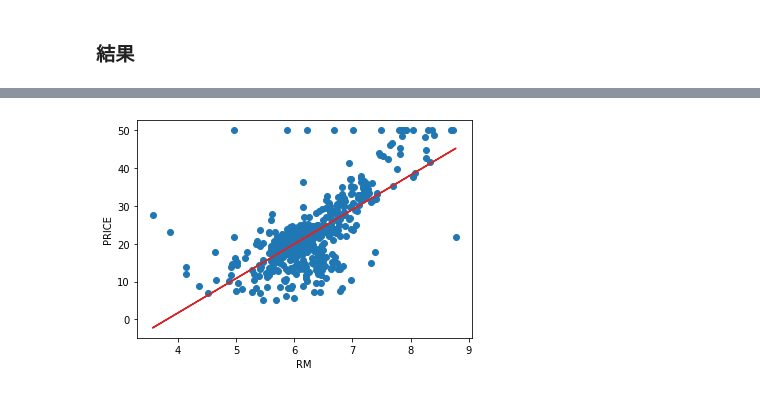
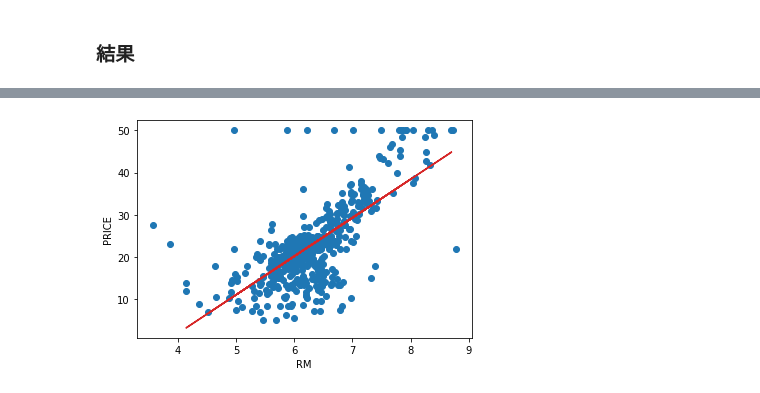
Before and after one commit to furu8/blogress, a Jupyter notebook: 2020-10/ML.ipynb, the cells around one changed output, grey strips where cells are left out. Drawn from its saved outputs; the diff is of its cells as text; code cells hidden in the pictures.

```diff
--- a/2020-10/ML.ipynb
+++ b/2020-10/ML.ipynb
@@ -55,4 +53,12 @@ plt.show()
 [figure]
 # %% [markdown]
 ### 学習
+# %%
+# 説明変数
+X = df[[col1]].values    # 列ベクトル
+# 目的変数
+y = df[col2].values
+
+# データを学習データと現在データ(テストデータ)に分割
+X_train, X_test, y_train, y_test = train_test_split(X, y, train_size=0.8, test_size=0.2, random_state=2020)
 # %%
@@ -120,12 +82,13 @@ array([24. , 21.6, 34.7, 33.4, 36.2, 28.7, 22.9, 27.1, 16.5, 18.9, 15. ,
 model = pickle.load(open('model.pickle', 'rb'))
 
 # 予測
-pred = model.predict(X)
+pred = model.predict(X_test)
 # %% [markdown]
 ### 結果
 # %%
 # 結果
+y_test_df = pd.DataFrame(y_test, columns=['fact'])
 result_df = pd.DataFrame(pred, columns=['pred'])
-result_df = pd.concat([result_df, df['PRICE']], axis=1) # 結合
-result_df.head()
+result_df = pd.concat([result_df, y_test_df], axis=1) # 結合
+result_df
 # %% [output]
@@ -138,9 +113,9 @@ result_df.head()
 # %%
 # 散布図描画
 plt.scatter(df[col1], df[col2])
-plt.plot(X, result_df['pred'], color='tab:red') # 追加
+plt.plot(X_test, result_df['pred'], color='tab:red') # 追加
 plt.xlabel(col1)
 plt.ylabel(col2)
 plt.show()
 # %% [output]
-[figure, old version]
+[figure, new version]
```
Also changed, not shown: parts of 7 cells of this notebook, 1 other file.
